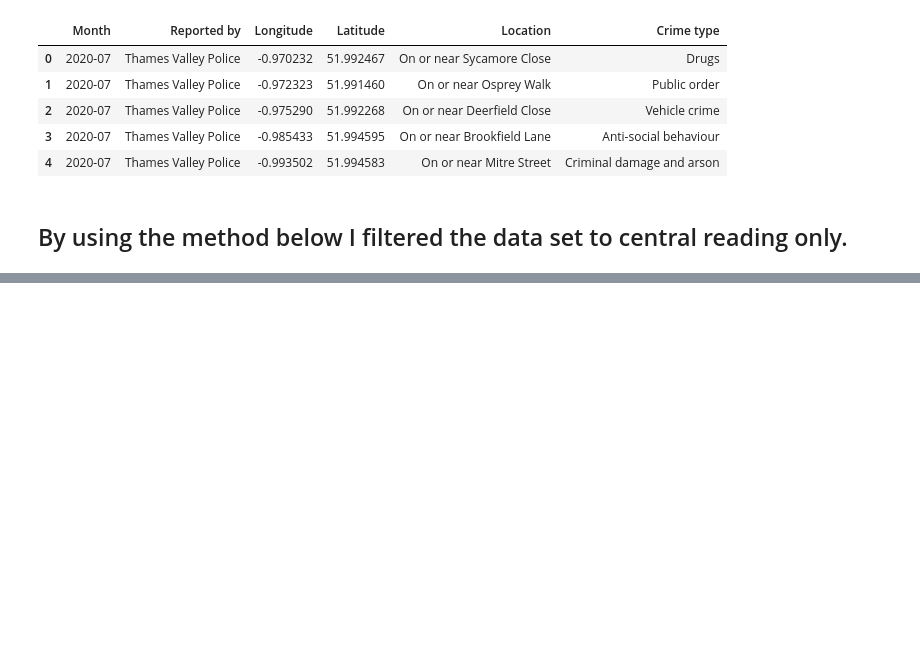
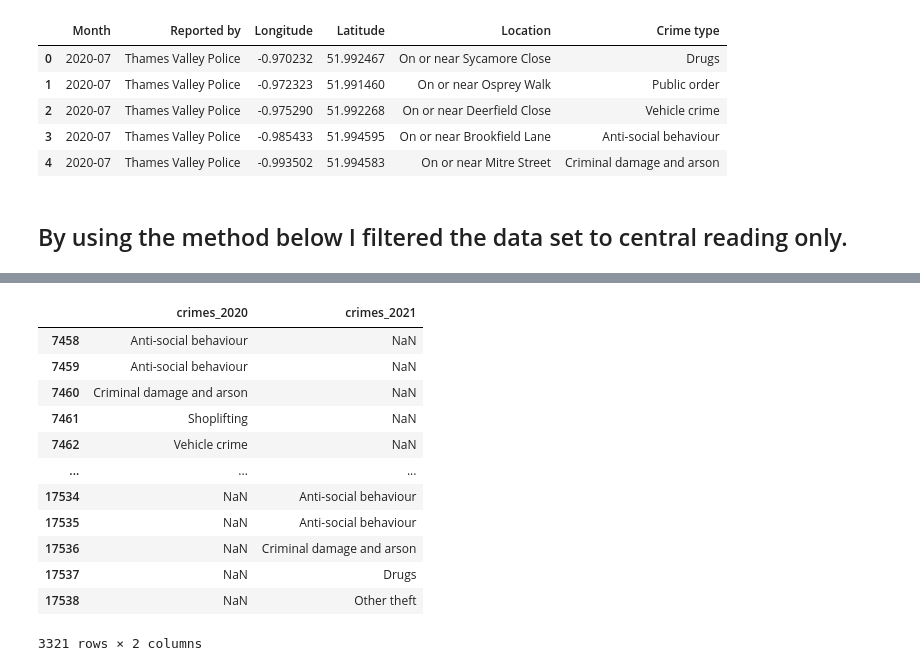
Before and after one commit to kaancor/Reading-Crime-Analysis, a Jupyter notebook: Reading_crime_analysis.ipynb, the cells around one changed output, grey strips where cells are left out. Saved outputs shown, nothing was run; the diff lists cells and outputs as text; code cells hidden in the pictures; blank space fills up the shorter version.

```diff
--- a/Reading_crime_analysis.ipynb
+++ b/Reading_crime_analysis.ipynb
@@ -178,0 +135,20 @@ Name: Crime type, Length: 2086, dtype: object>
+# %%
+crimes_2020 = df_2020['Crime type']
+crimes_2021 = df_2021['Crime type']
+
+df_m = pd.DataFrame({'crimes_2020': pd.Series(crimes_2020), 'crimes_2021': pd.Series(crimes_2021)})
+df_m
+# %% [output]
+|  | crimes_2020 | crimes_2021 |
+| 7458 | Anti-social behaviour | NaN |
+| 7459 | Anti-social behaviour | NaN |
+| 7460 | Criminal damage and arson | NaN |
+| 7461 | Shoplifting | NaN |
+| 7462 | Vehicle crime | NaN |
+| ... | ... | ... |
+| 17534 | NaN | Anti-social behaviour |
+| 17535 | NaN | Anti-social behaviour |
+| 17536 | NaN | Criminal damage and arson |
+| 17537 | NaN | Drugs |
+| 17538 | NaN | Other theft |
+3321 rows × 2 columns
```
Also changed, not shown: parts of 5 cells of this notebook.
